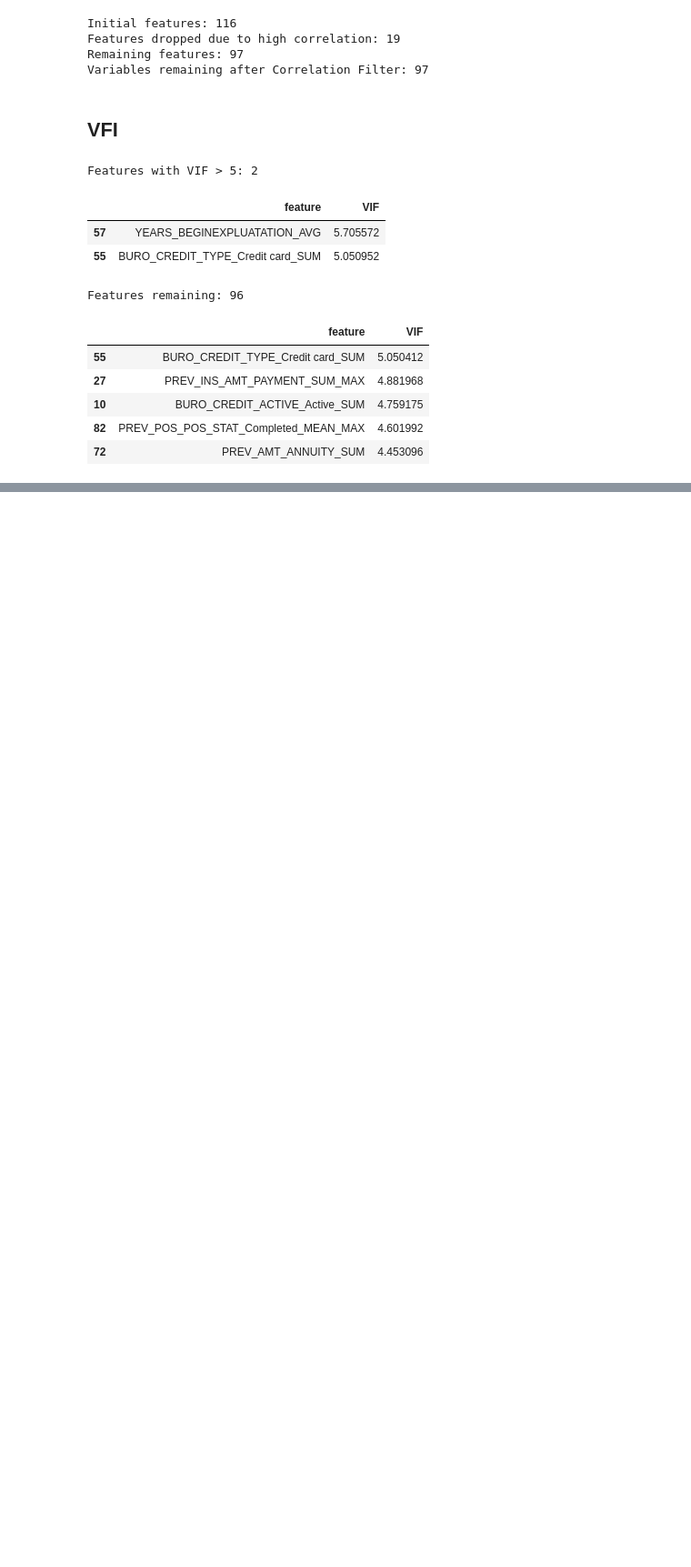
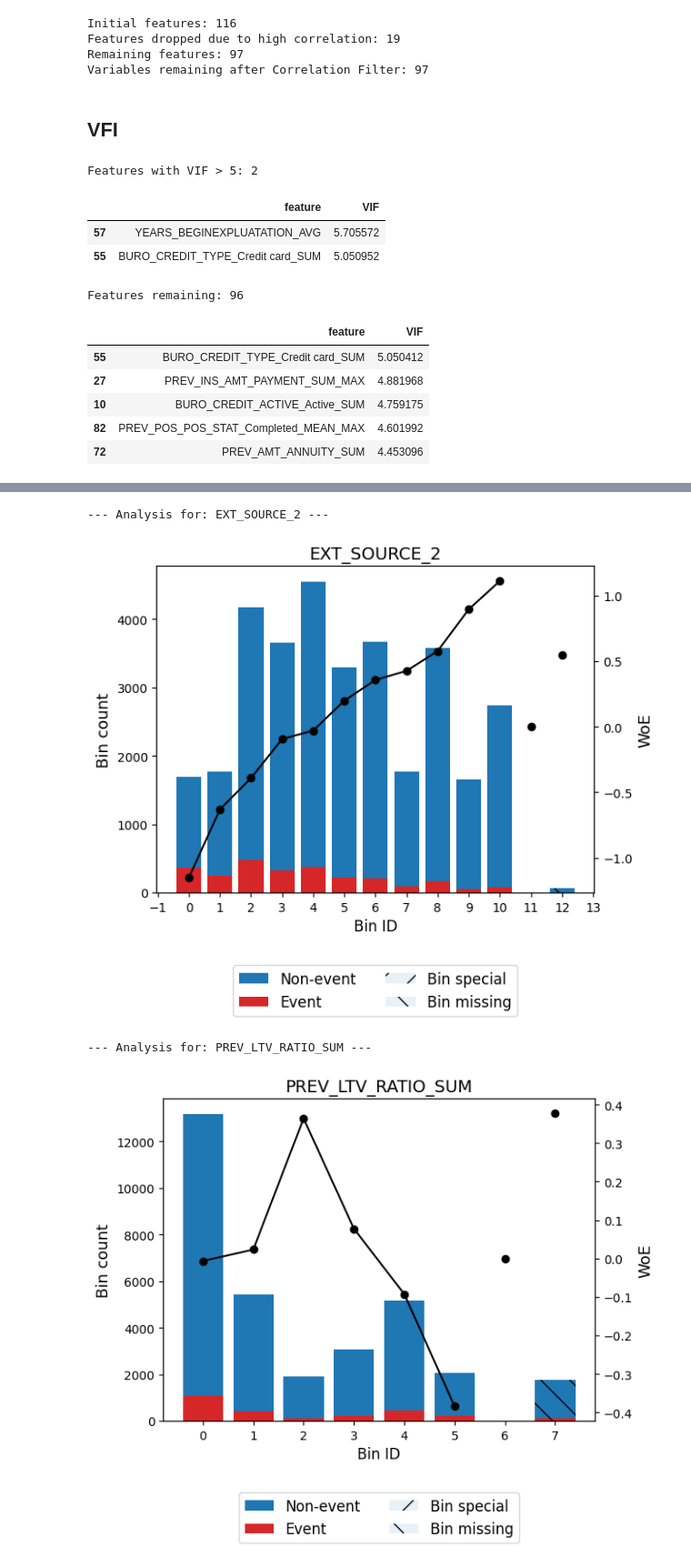
Before and after one commit to ErenReyhanlioglu/Credit_Risk_Analysis, a Jupyter notebook: notebooks/02_feature_selection_and_binning.ipynb, the cells around one changed output, grey strips where cells are left out. Shown at 91% size. Saved outputs shown, nothing was run; the diff lists cells and outputs as text; code cells hidden in the pictures; blank space fills up the shorter version.

```diff
--- a/notebooks/02_feature_selection_and_binning.ipynb
+++ b/notebooks/02_feature_selection_and_binning.ipynb
@@ -318,0 +391,20 @@ Features remaining: 96
+# %%
+import matplotlib.pyplot as plt
+
+top_feature = df_iv.iloc[0]['Feature']
+
+weak_feature = df_iv.iloc[50]['Feature']
+
+def plot_woe_comparison(feature_name):
+    print(f"\n--- Analysis for: {feature_name} ---")
+    optb = binning_results[feature_name]
+
+    optb.binning_table.plot(metric="woe")
+
+plot_woe_comparison(top_feature)
+plot_woe_comparison(weak_feature)
+# %% [output]
+--- Analysis for: EXT_SOURCE_2 ---
+[figure, added]
+--- Analysis for: PREV_LTV_RATIO_SUM ---
+[figure, added]
```
Also changed, not shown: parts of 4 cells of this notebook.
